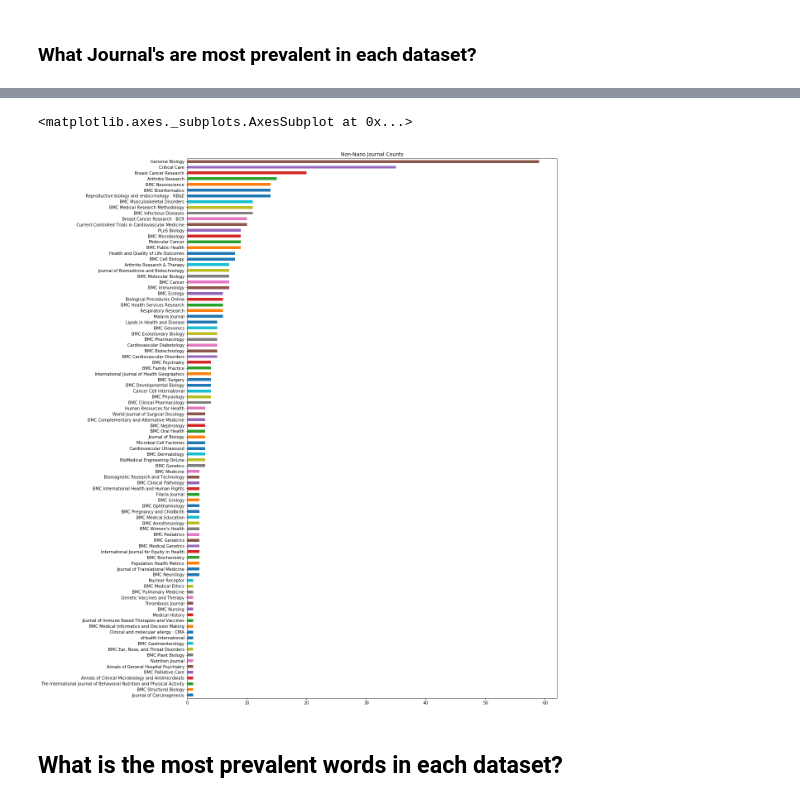
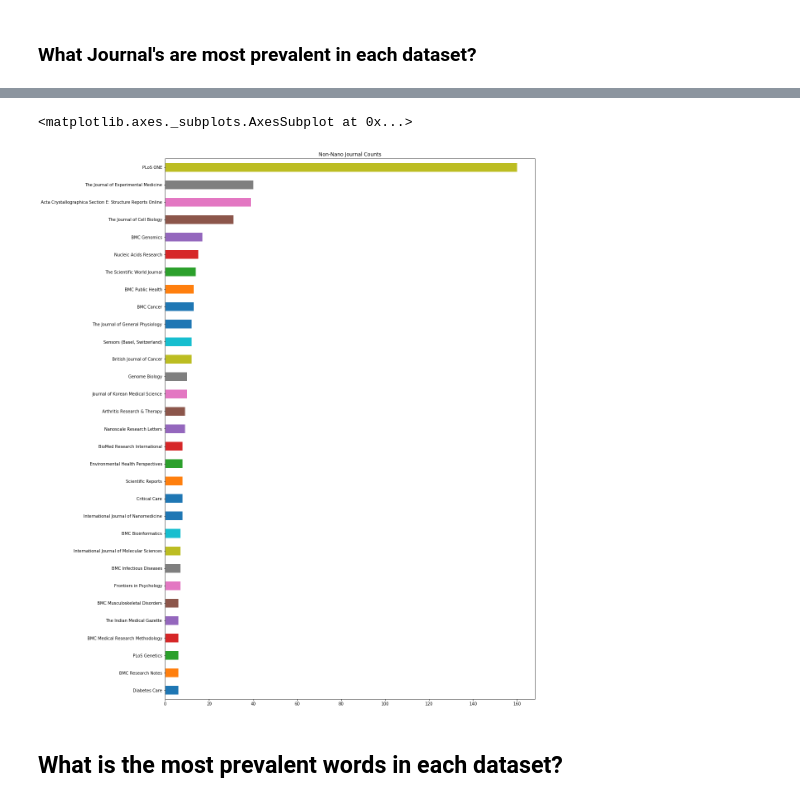
Before and after one commit to NLPatVCU/NanoDC, a Jupyter notebook: Binary/LSTM/LSTM.ipynb, the cells around one changed output, grey strips where cells are left out. Cells and saved outputs as stored; diff of their text form; code cells hidden in the pictures.

```diff
--- a/Binary/LSTM/LSTM.ipynb
+++ b/Binary/LSTM/LSTM.ipynb
@@ -20,6 +20,5 @@ import seaborn as sn
 ## Data
 # %%
 abstracts = read_json("../Data/Datasets/abstracts.json")
-abstracts = preprocess(abstracts)
 abstracts.head(5)
 # %% [output]
@@ -54,8 +60,10 @@ nano['journal'].value_counts(ascending=True).plot(kind="barh", figsize=(16,24),
 # %%
-non_nano['journal'].value_counts(ascending=True).plot(kind="barh", figsize=(16,24), title="Non-Nano Journal Counts")
+journals = non_nano['journal'].value_counts(ascending=True)
+journals = journals[journals > 5]
+journals.plot(kind="barh", figsize=(16,24), title="Non-Nano Journal Counts")
 # %% [output]
 <matplotlib.axes._subplots.AxesSubplot at 0x...>
-[figure, old version]
+[figure, new version]
 # %% [markdown]
 ## What is the most prevalent words in each dataset?
 # %%
```
Also changed, not shown: parts of 7 cells of this notebook, 2 other files.
